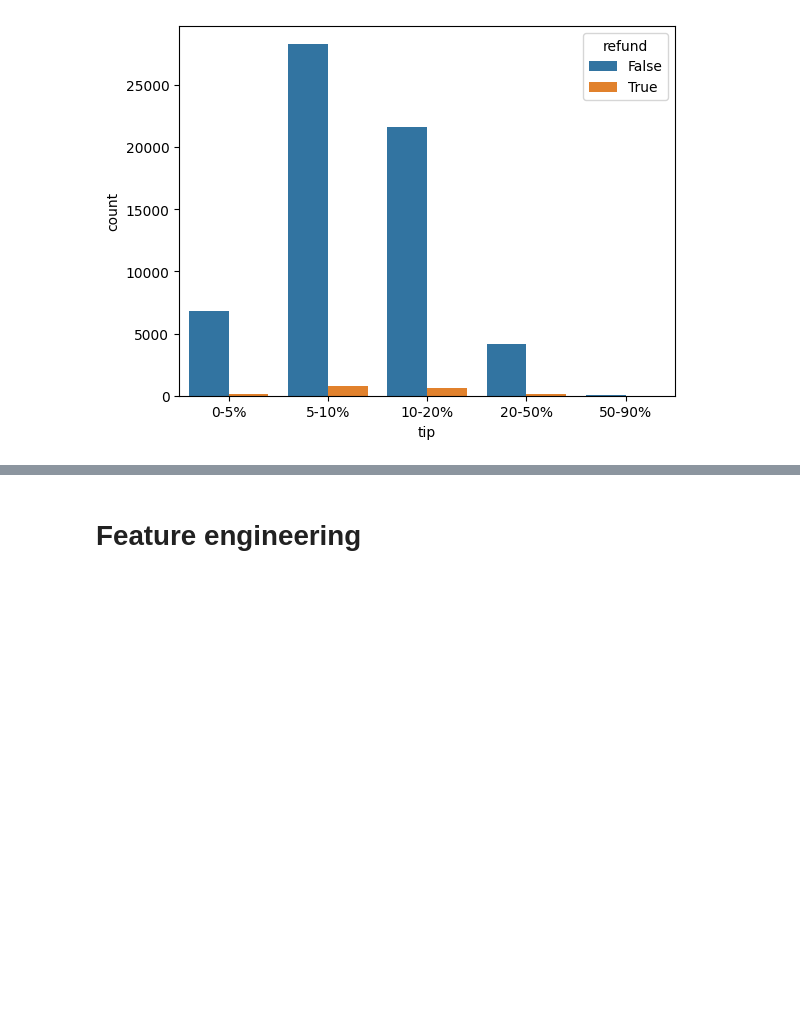
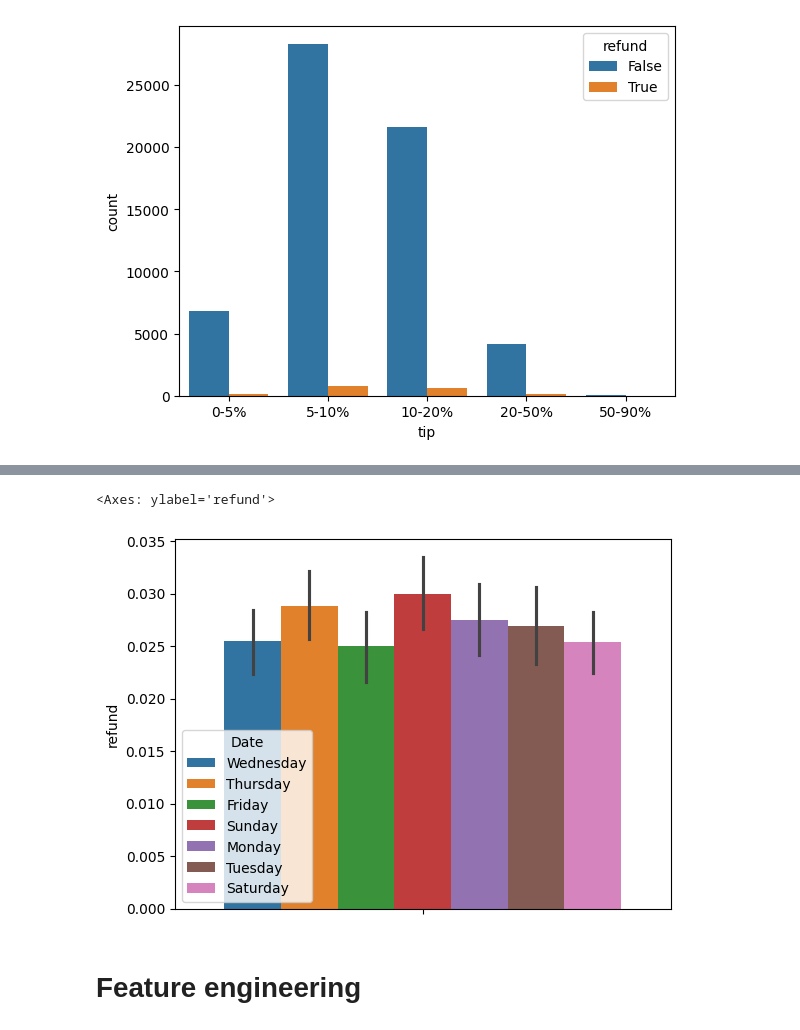
Before and after one commit to PigStep/ML-Delivery-Refund-Research, a Jupyter notebook: notebook/notebook.ipynb, the cells around one changed output, grey strips where cells are left out. Drawn from its saved outputs; the diff is of its cells as text; code cells hidden in the pictures; blank space fills up the shorter version.

```diff
--- a/notebook/notebook.ipynb
+++ b/notebook/notebook.ipynb
@@ -501,3 +513,8 @@ sns.countplot(delivery_data,x="tip",hue="refund")
+# %%
+sns.barplot(delivery_data,hue="Date", y="refund")
+# %% [output]
+<Axes: ylabel='refund'>
+[figure, added]
 # %% [markdown]
 # Feature engineering
 # %% [markdown]
```
Also changed, not shown: parts of 10 cells of this notebook.
